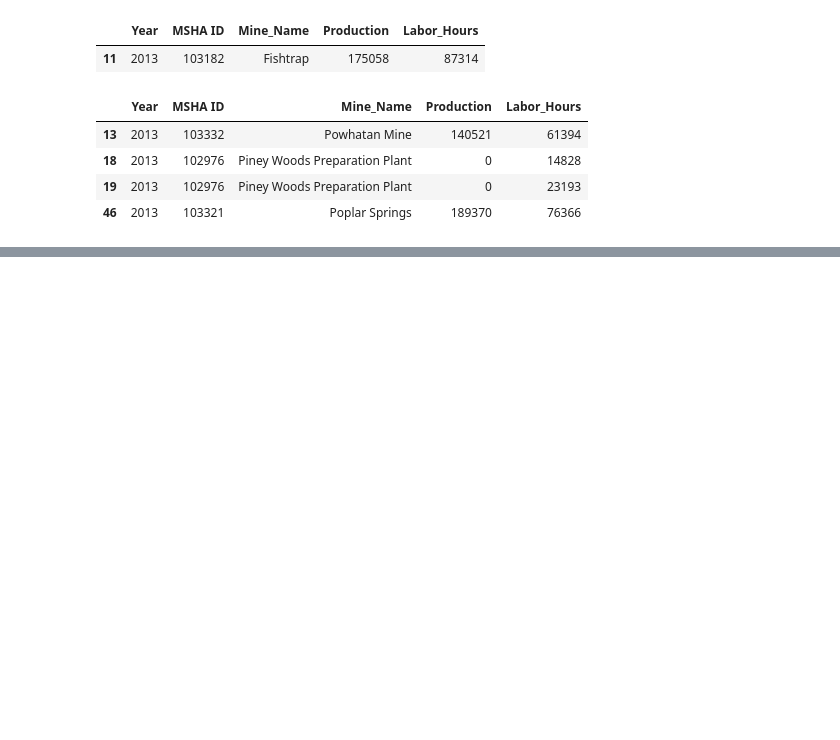
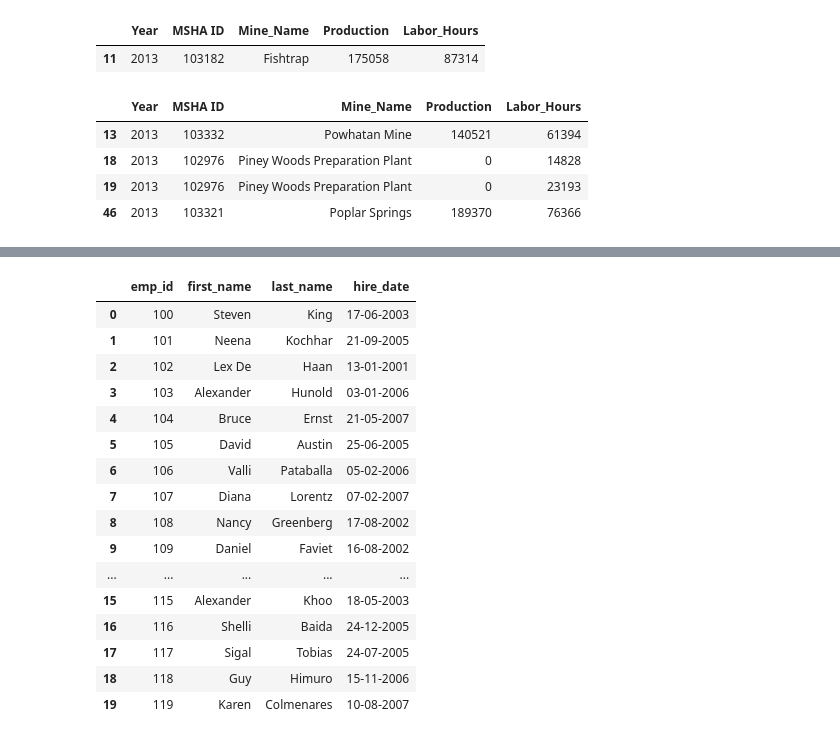
Before and after one commit to Proxytrail/pandasquestions, a Jupyter notebook: pandasquestion2.ipynb, the cells around one changed output, grey strips where cells are left out. Saved outputs shown, nothing was run; the diff lists cells and outputs as text; code cells hidden in the pictures; blank space fills up the shorter version.

```diff
--- a/pandasquestion2.ipynb
+++ b/pandasquestion2.ipynb
@@ -269,0 +329,22 @@ df[df["Mine_Name"].map(lambda x: x.startswith('P'))]
+# %%
+df['hire_date'] = pd.to_datetime(df['hire_date'])
+df['hire_date'] = df["hire_date"].dt.strftime('%d-%m-%Y')
+df
+# %% [output]
+|  | emp_id | first_name | last_name | hire_date |
+| 0 | 100 | Steven | King | 17-06-2003 |
+| 1 | 101 | Neena | Kochhar | 21-09-2005 |
+| 2 | 102 | Lex De | Haan | 13-01-2001 |
+| 3 | 103 | Alexander | Hunold | 03-01-2006 |
+| 4 | 104 | Bruce | Ernst | 21-05-2007 |
+| 5 | 105 | David | Austin | 25-06-2005 |
+| 6 | 106 | Valli | Pataballa | 05-02-2006 |
+| 7 | 107 | Diana | Lorentz | 07-02-2007 |
+| 8 | 108 | Nancy | Greenberg | 17-08-2002 |
+| 9 | 109 | Daniel | Faviet | 16-08-2002 |
+| ... | ... | ... | ... | ... |
+| 15 | 115 | Alexander | Khoo | 18-05-2003 |
+| 16 | 116 | Shelli | Baida | 24-12-2005 |
+| 17 | 117 | Sigal | Tobias | 24-07-2005 |
+| 18 | 118 | Guy | Himuro | 15-11-2006 |
+| 19 | 119 | Karen | Colmenares | 10-08-2007 |
```
Also changed, not shown: parts of 8 cells of this notebook.
